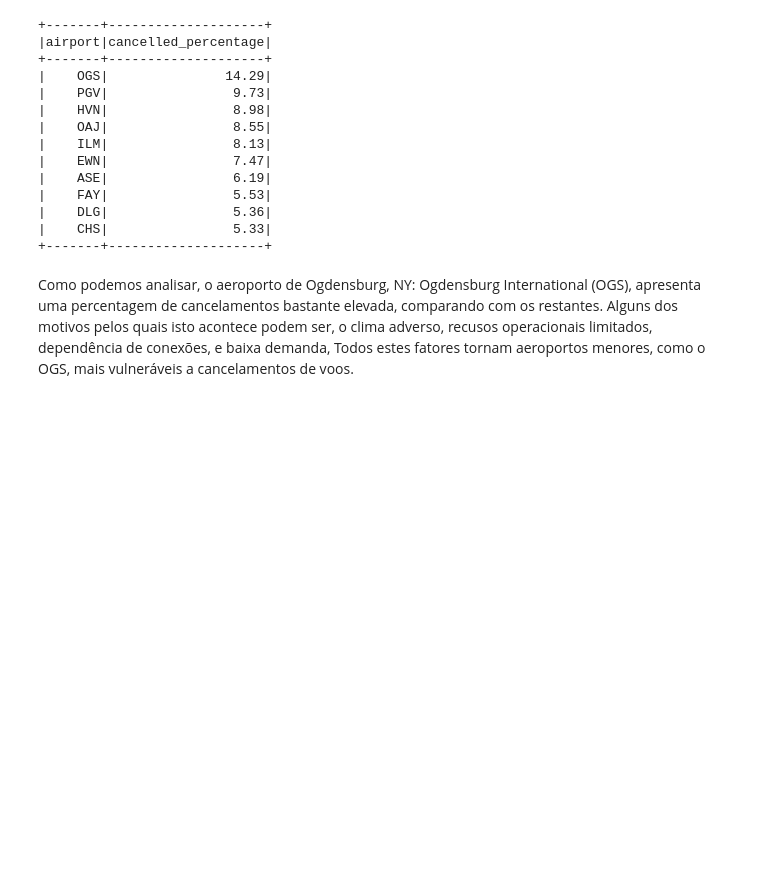
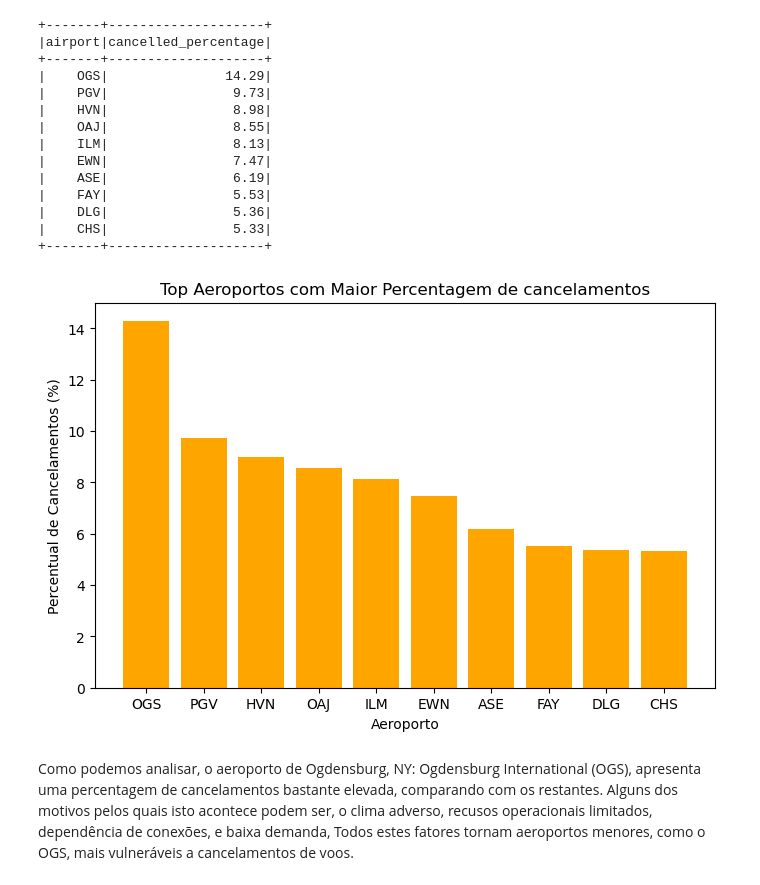
Before and after one commit to vfsas3/Predicting-flight-cancelation-delay-rate-, a Jupyter notebook: projeto.ipynb, the cells around one changed output. Cells and saved outputs as stored; diff of their text form; code cells hidden in the pictures; blank space fills up the shorter version.

```diff
--- a/projeto.ipynb
+++ b/projeto.ipynb
@@ -227,6 +227,17 @@ top_cancelled.select("airport", "cancelled_percentage").show()
 |    DLG|                5.36|
 |    CHS|                5.33|
 +-------+--------------------+
+# %%
+top_cancelled_pandas = top_cancelled.toPandas()
+
+plt.figure(figsize=(8, 5))
+plt.bar(top_cancelled_pandas["airport"], top_cancelled_pandas["cancelled_percentage"], color="orange")
+plt.xlabel("Aeroporto")
+plt.ylabel("Percentual de Cancelamentos (%)")
+plt.title("Top Aeroportos com Maior Percentagem de cancelamentos")
+plt.show()
+# %% [output]
+[figure, added]
 # %% [markdown]
 Como podemos analisar, o aeroporto de Ogdensburg, NY: Ogdensburg International (OGS), apresenta uma percentagem de cancelamentos bastante elevada, comparando com os restantes. Alguns dos motivos pelos quais isto acontece podem ser, o clima adverso, recusos operacionais limitados, dependência de conexões, e baixa demanda, Todos estes fatores tornam aeroportos menores, como o OGS, mais vulneráveis a cancelamentos de voos.
 # %%
```
Also changed, not shown: parts of 3 cells of this notebook, 3 other files.
